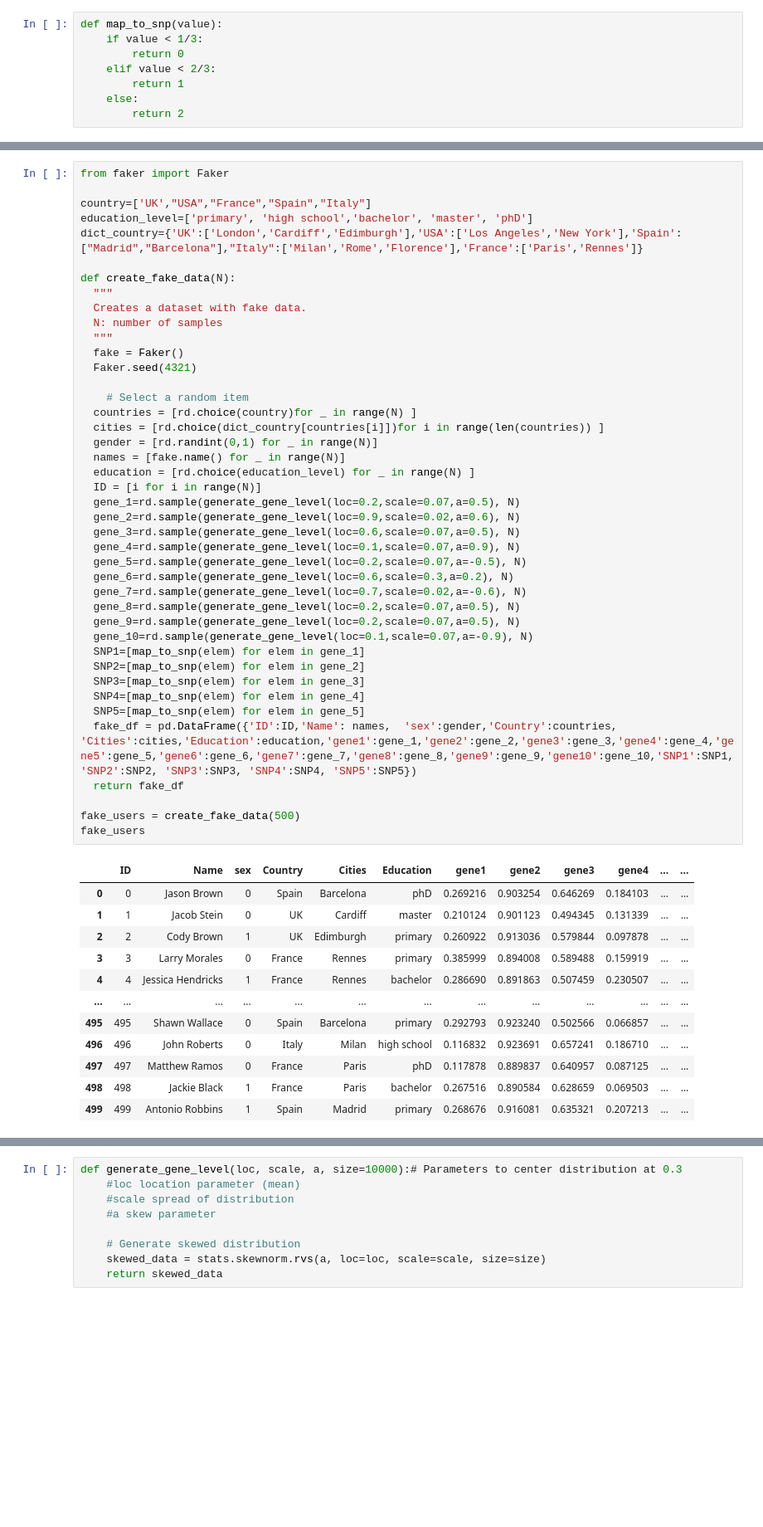
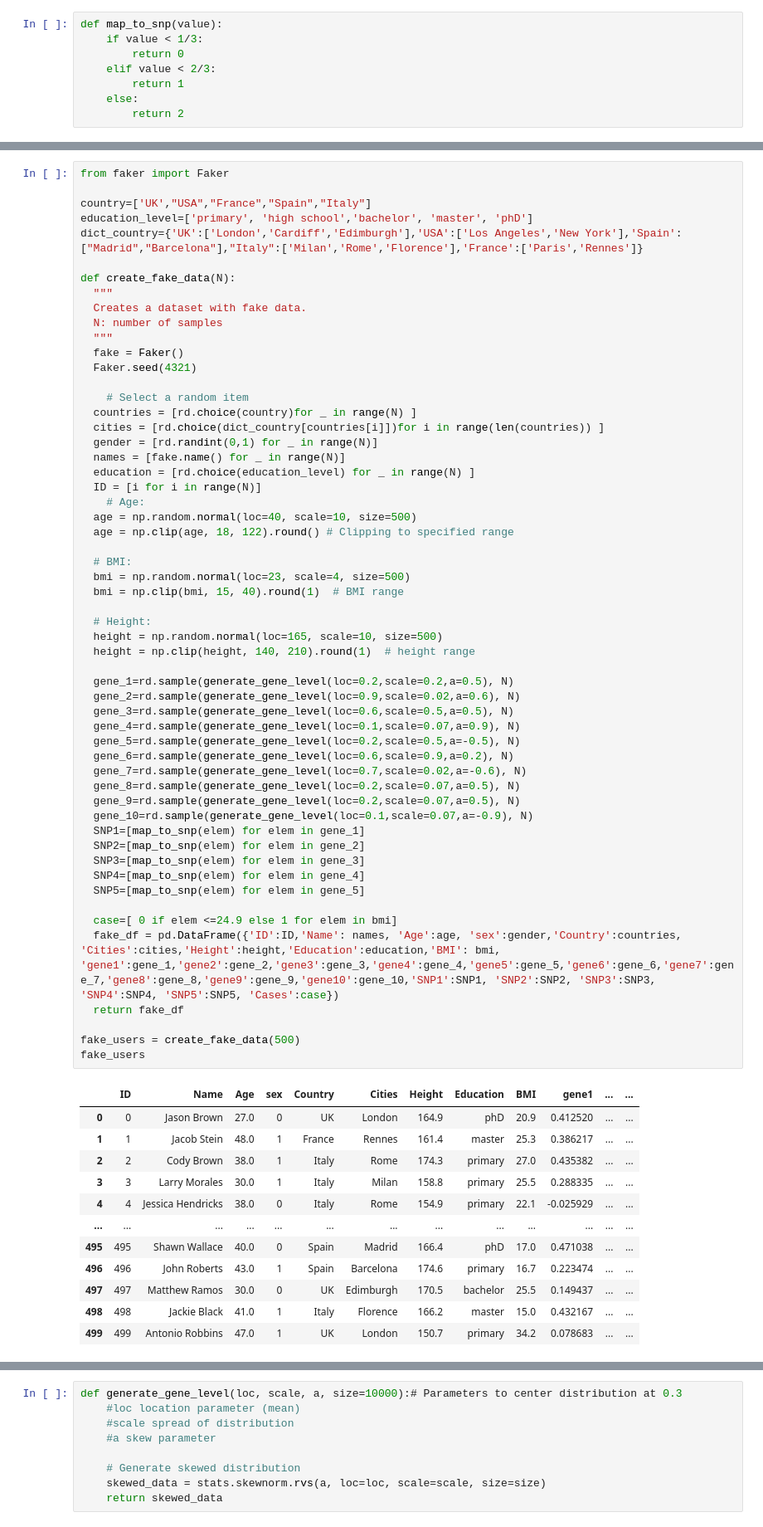
Before and after one commit to hmcooper1/cdmgroupwork, a Jupyter notebook: generate_data.ipynb, the cells around one changed output, grey strips where cells are left out. Shown at 83% size. Drawn from its saved outputs; the diff is of its cells as text; blank space fills up the shorter version.

```diff
--- a/generate_data.ipynb
+++ b/generate_data.ipynb
@@ -74,47 +112,61 @@ def create_fake_data(N):
   """
   Creates a dataset with fake data.
   N: number of samples
   """
   fake = Faker()
   Faker.seed(4321)
 
     # Select a random item
   countries = [rd.choice(country)for _ in range(N) ]
   cities = [rd.choice(dict_country[countries[i]])for i in range(len(countries)) ]
   gender = [rd.randint(0,1) for _ in range(N)]
   names = [fake.name() for _ in range(N)]
   education = [rd.choice(education_level) for _ in range(N) ]
   ID = [i for i in range(N)]
-  gene_1=rd.sample(generate_gene_level(loc=0.2,scale=0.07,a=0.5), N)
+    # Age:
+  age = np.random.normal(loc=40, scale=10, size=500)
+  age = np.clip(age, 18, 122).round() # Clipping to specified range
+
+  # BMI:
+  bmi = np.random.normal(loc=23, scale=4, size=500)
+  bmi = np.clip(bmi, 15, 40).round(1)  # BMI range
+
+  # Height:
+  height = np.random.normal(loc=165, scale=10, size=500)
+  height = np.clip(height, 140, 210).round(1)  # height range
+
+  gene_1=rd.sample(generate_gene_level(loc=0.2,scale=0.2,a=0.5), N)
   gene_2=rd.sample(generate_gene_level(loc=0.9,scale=0.02,a=0.6), N)
-  gene_3=rd.sample(generate_gene_level(loc=0.6,scale=0.07,a=0.5), N)
+  gene_3=rd.sample(generate_gene_level(loc=0.6,scale=0.5,a=0.5), N)
   gene_4=rd.sample(generate_gene_level(loc=0.1,scale=0.07,a=0.9), N)
-  gene_5=rd.sample(generate_gene_level(loc=0.2,scale=0.07,a=-0.5), N)
-  gene_6=rd.sample(generate_gene_level(loc=0.6,scale=0.3,a=0.2), N)
+  gene_5=rd.sample(generate_gene_level(loc=0.2,scale=0.5,a=-0.5), N)
+  gene_6=rd.sample(generate_gene_level(loc=0.6,scale=0.9,a=0.2), N)
   gene_7=rd.sample(generate_gene_level(loc=0.7,scale=0.02,a=-0.6), N)
   gene_8=rd.sample(generate_gene_level(loc=0.2,scale=0.07,a=0.5), N)
   gene_9=rd.sample(generate_gene_level(loc=0.2,scale=0.07,a=0.5), N)
   gene_10=rd.sample(generate_gene_level(loc=0.1,scale=0.07,a=-0.9), N)
   SNP1=[map_to_snp(elem) for elem in gene_1]
   SNP2=[map_to_snp(elem) for elem in gene_2]
   SNP3=[map_to_snp(elem) for elem in gene_3]
   SNP4=[map_to_snp(elem) for elem in gene_4]
   SNP5=[map_to_snp(elem) for elem in gene_5]
-  fake_df = pd.DataFrame({'ID':ID,'Name': names,  'sex':gender,'Country':countries, 'Cities':cities,'Education':education,'gene1':gene_1,'gene2':gene_2,'gene3':gene_3,'gene4':gene_4,'gene5':gene_5,'gene6':gene_6,'gene7':gene_7,'gene8':gene_8,'gene9':gene_9,'gene10':gene_10,'SNP1':SNP1, 'SNP2':SNP2, 'SNP3':SNP3, 'SNP4':SNP4, 'SNP5':SNP5})
+
+  case=[ 0 if elem <=24.9 else 1 for elem in bmi]
+  fake_df = pd.DataFrame({'ID':ID,'Name': names, 'Age':age, 'sex':gender,'Country':countries, 'Cities':cities,'Height':height,'Education':education,'BMI': bmi, 'gene1':gene_1,'gene2':gene_2,'gene3':gene_3,'gene4':gene_4,'gene5':gene_5,'gene6':gene_6,'gene7':gene_7,'gene8':gene_8,'gene9':gene_9,'gene10':gene_10,'SNP1':SNP1, 'SNP2':SNP2, 'SNP3':SNP3, 'SNP4':SNP4, 'SNP5':SNP5, 'Cases':case})
   return fake_df
 
 fake_users = create_fake_data(500)
 fake_users
 # %% [output]
-|  | ID | Name | sex | Country | Cities | Education | gene1 | gene2 | gene3 | gene4 | ... | ... |
-| 0 | 0 | Jason Brown | 0 | Spain | Barcelona | phD | 0.269216 | 0.903254 | 0.646269 | 0.184103 | ... | ... |
-| 1 | 1 | Jacob Stein | 0 | UK | Cardiff | master | 0.210124 | 0.901123 | 0.494345 | 0.131339 | ... | ... |
-| 2 | 2 | Cody Brown | 1 | UK | Edimburgh | primary | 0.260922 | 0.913036 | 0.579844 | 0.097878 | ... | ... |
-| 3 | 3 | Larry Morales | 0 | France | Rennes | primary | 0.385999 | 0.894008 | 0.589488 | 0.159919 | ... | ... |
-| 4 | 4 | Jessica Hendricks | 1 | France | Rennes | bachelor | 0.286690 | 0.891863 | 0.507459 | 0.230507 | ... | ... |
+|  | ID | Name | Age | sex | Country | Cities | Height | Education | BMI | gene1 | ... | ... |
+| 0 | 0 | Jason Brown | 27.0 | 0 | UK | London | 164.9 | phD | 20.9 | 0.412520 | ... | ... |
+| 1 | 1 | Jacob Stein | 48.0 | 1 | France | Rennes | 161.4 | master | 25.3 | 0.386217 | ... | ... |
+| 2 | 2 | Cody Brown | 38.0 | 1 | Italy | Rome | 174.3 | primary | 27.0 | 0.435382 | ... | ... |
+| 3 | 3 | Larry Morales | 30.0 | 1 | Italy | Milan | 158.8 | primary | 25.5 | 0.288335 | ... | ... |
+| 4 | 4 | Jessica Hendricks | 38.0 | 0 | Italy | Rome | 154.9 | primary | 22.1 | -0.025929 | ... | ... |
 | ... | ... | ... | ... | ... | ... | ... | ... | ... | ... | ... | ... | ... |
-| 495 | 495 | Shawn Wallace | 0 | Spain | Barcelona | primary | 0.292793 | 0.923240 | 0.502566 | 0.066857 | ... | ... |
-| 496 | 496 | John Roberts | 0 | Italy | Milan | high school | 0.116832 | 0.923691 | 0.657241 | 0.186710 | ... | ... |
-| 497 | 497 | Matthew Ramos | 0 | France | Paris | phD | 0.117878 | 0.889837 | 0.640957 | 0.087125 | ... | ... |
-| 498 | 498 | Jackie Black | 1 | France | Paris | bachelor | 0.267516 | 0.890584 | 0.628659 | 0.069503 | ... | ... |
-| 499 | 499 | Antonio Robbins | 1 | Spain | Madrid | primary | 0.268676 | 0.916081 | 0.635321 | 0.207213 | ... | ... |
+| 495 | 495 | Shawn Wallace | 40.0 | 0 | Spain | Madrid | 166.4 | phD | 17.0 | 0.471038 | ... | ... |
+| 496 | 496 | John Roberts | 43.0 | 1 | Spain | Barcelona | 174.6 | primary | 16.7 | 0.223474 | ... | ... |
+| 497 | 497 | Matthew Ramos | 30.0 | 0 | UK | Edimburgh | 170.5 | bachelor | 25.5 | 0.149437 | ... | ... |
+| 498 | 498 | Jackie Black | 41.0 | 1 | Italy | Florence | 166.2 | master | 15.0 | 0.432167 | ... | ... |
+| 499 | 499 | Antonio Robbins | 47.0 | 1 | UK | London | 150.7 | primary | 34.2 | 0.078683 | ... | ... |
```
Also changed, not shown: parts of 10 cells of this notebook, 3 other files.
